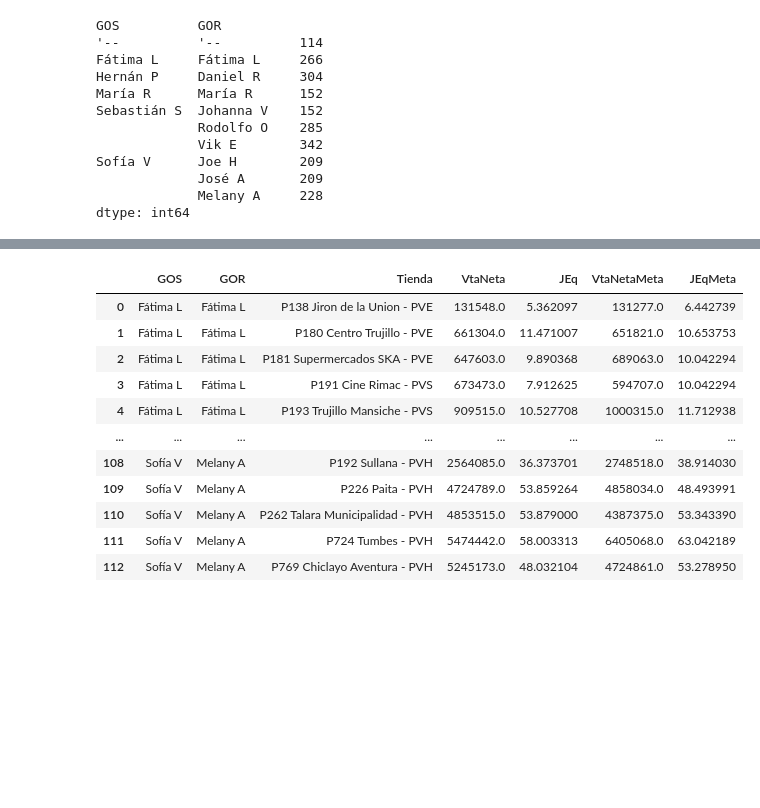
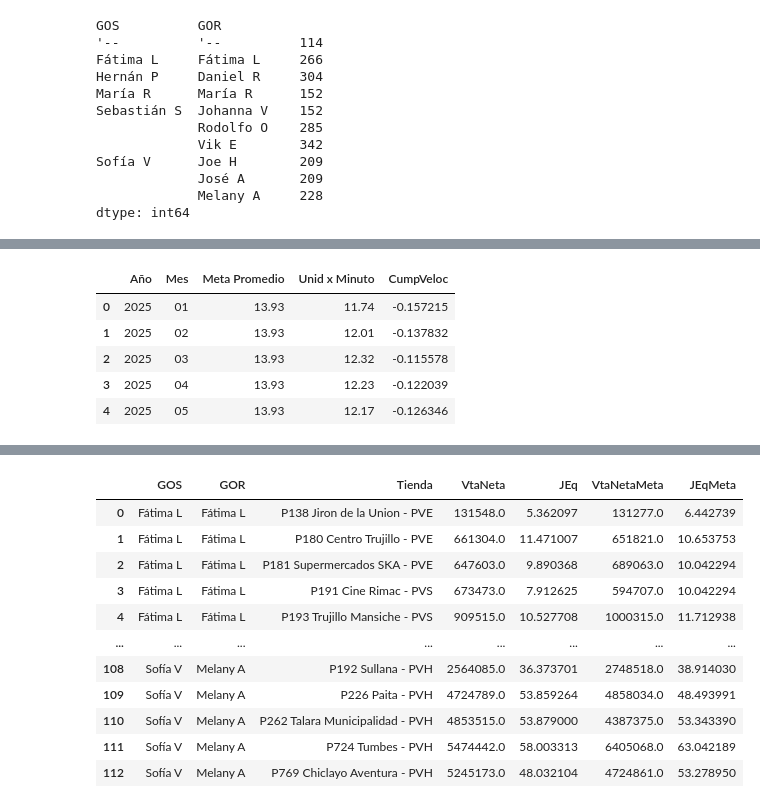
Before and after one commit to Narut05/SPSA_prod_data, a Jupyter notebook: 07_Presentaciones/plenaria/01_Ventas.ipynb, the cells around one changed output, grey strips where cells are left out. Saved outputs shown, nothing was run; the diff lists cells and outputs as text; code cells hidden in the pictures; blank space fills up the shorter version.

```diff
--- a/07_Presentaciones/plenaria/01_Ventas.ipynb
+++ b/07_Presentaciones/plenaria/01_Ventas.ipynb
@@ -269,0 +286,13 @@ df_graf3 = df_prod1[(df_prod1["Año"]=="2026")&(df_prod1["Periodo"]!=202607)].gr
+# %%
+df_vel = pd.read_csv(r"datos\velocidad1.csv")
+df_vel["CumpVeloc"] = df_vel["Unid x Minuto"]/df_vel["Meta Promedio"]-1
+df_vel["Año"] = df_vel["Año"].astype(str)
+df_vel["Mes"] = df_vel["Mes"].astype(str).str.zfill(2)
+df_vel.head()
+# %% [output]
+|  | Año | Mes | Meta Promedio | Unid x Minuto | CumpVeloc |
+| 0 | 2025 | 01 | 13.93 | 11.74 | -0.157215 |
+| 1 | 2025 | 02 | 13.93 | 12.01 | -0.137832 |
+| 2 | 2025 | 03 | 13.93 | 12.32 | -0.115578 |
+| 3 | 2025 | 04 | 13.93 | 12.23 | -0.122039 |
+| 4 | 2025 | 05 | 13.93 | 12.17 | -0.126346 |
```
Also changed, not shown: parts of 19 cells of this notebook, 8 other files.
